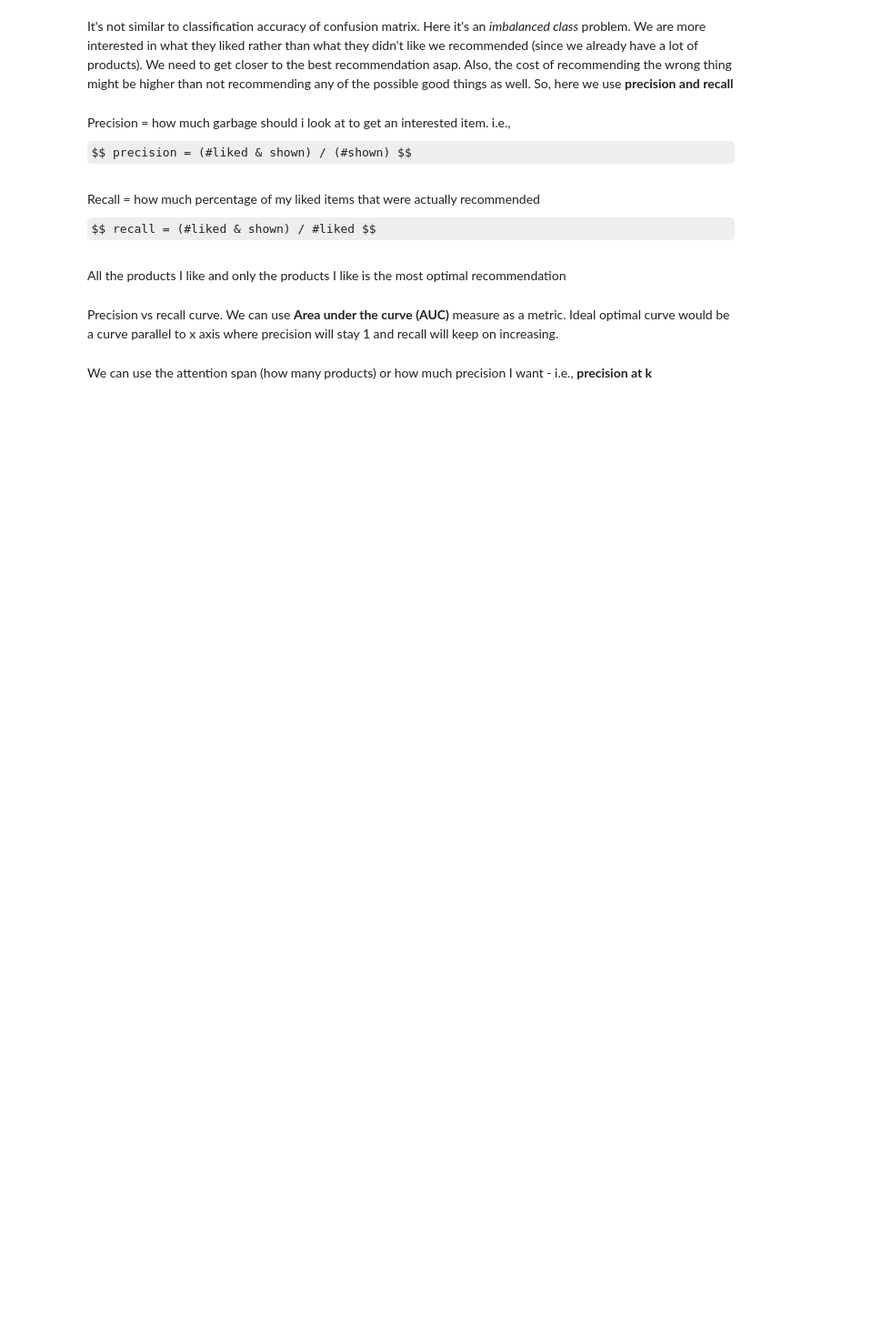
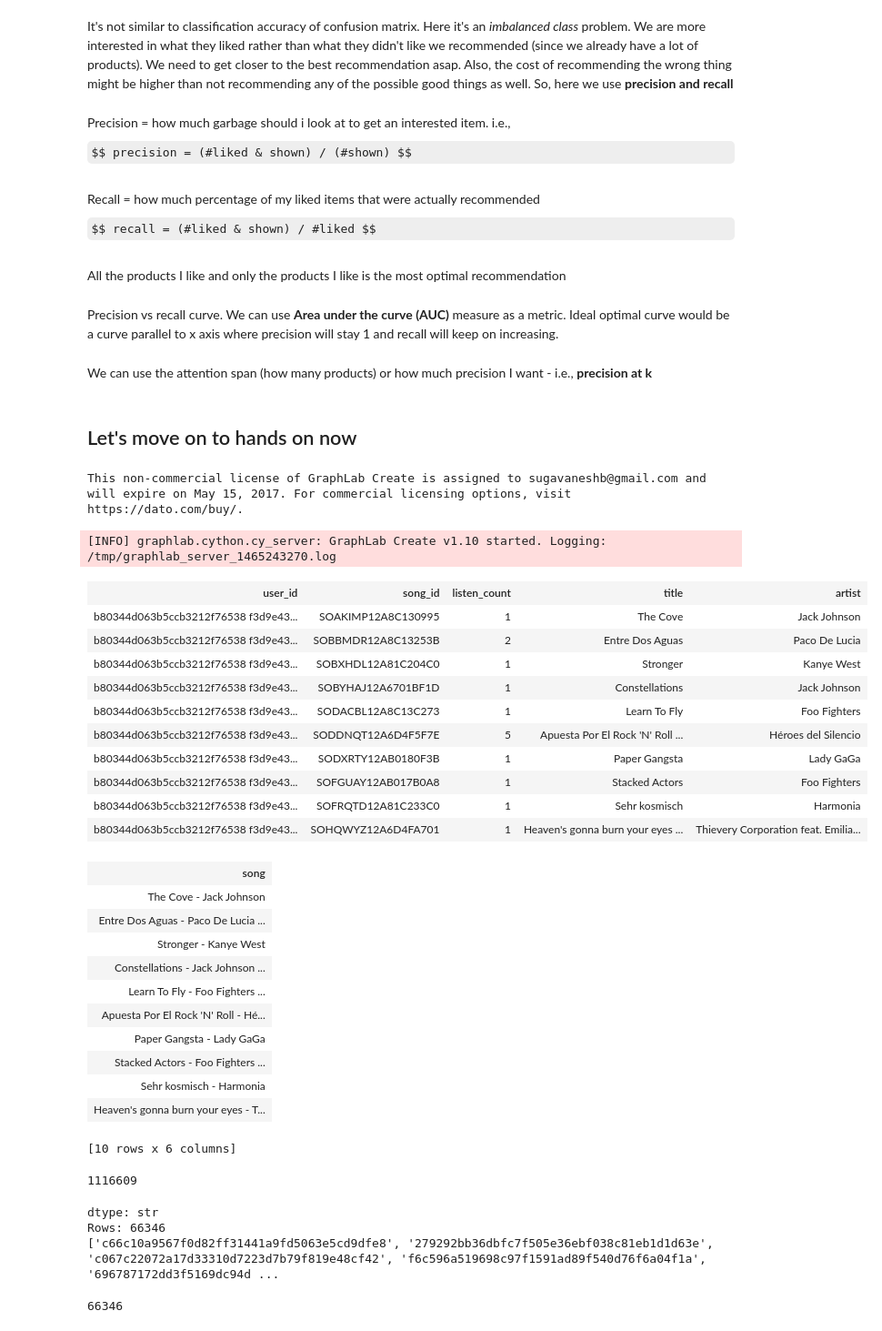
Before and after one commit to sugavaneshb/coursera-ml-mooc, a Jupyter notebook: 1_ml_foundations/course_material/Week 5 Recommending Products.ipynb, the cells around one changed output. Shown at 91% size. Cells and saved outputs as stored; diff of their text form; code cells hidden in the pictures; some formulas as TeX source; blank space fills up the shorter version.

```diff
--- a/1_ml_foundations/course_material/Week 5 Recommending Products.ipynb
+++ b/1_ml_foundations/course_material/Week 5 Recommending Products.ipynb
@@ -65,3 +65,5 @@ All the products I like and only the products I like is the most optimal recomme
 Precision vs recall curve. We can use **Area under the curve (AUC)** measure as a metric. Ideal optimal curve would be a curve parallel to x axis where precision will stay 1 and recall will keep on increasing.
 # %% [markdown]
 We can use the attention span (how many products) or how much precision I want - i.e., **precision at k**
+# %% [markdown]
+## Let's move on to hands on now
@@ -67,0 +72,5 @@ We can use the attention span (how many products) or how much precision I want -
+# %%
+song_data = ga.SFrame('song_data.gl/')
+# %% [output]
+This non-commercial license of GraphLab Create is assigned to sugavaneshb@gmail.com and will expire on May 15, 2017. For commercial licensing options, visit https://dato.com/buy/.
+[INFO] graphlab.cython.cy_server: GraphLab Create v1.10 started. Logging: /tmp/graphlab_server_1465243270.log
@@ -67,0 +79,26 @@ We can use the attention span (how many products) or how much precision I want -
+# %%
+song_data.head()
+# %% [output]
+| user_id | song_id | listen_count | title | artist |
+| b80344d063b5ccb3212f76538 f3d9e43... | SOAKIMP12A8C130995 | 1 | The Cove | Jack Johnson |
+| b80344d063b5ccb3212f76538 f3d9e43... | SOBBMDR12A8C13253B | 2 | Entre Dos Aguas | Paco De Lucia |
+| b80344d063b5ccb3212f76538 f3d9e43... | SOBXHDL12A81C204C0 | 1 | Stronger | Kanye West |
+| b80344d063b5ccb3212f76538 f3d9e43... | SOBYHAJ12A6701BF1D | 1 | Constellations | Jack Johnson |
+| b80344d063b5ccb3212f76538 f3d9e43... | SODACBL12A8C13C273 | 1 | Learn To Fly | Foo Fighters |
+| b80344d063b5ccb3212f76538 f3d9e43... | SODDNQT12A6D4F5F7E | 5 | Apuesta Por El Rock 'N' Roll ... | Héroes del Silencio |
+| b80344d063b5ccb3212f76538 f3d9e43... | SODXRTY12AB0180F3B | 1 | Paper Gangsta | Lady GaGa |
+| b80344d063b5ccb3212f76538 f3d9e43... | SOFGUAY12AB017B0A8 | 1 | Stacked Actors | Foo Fighters |
+| b80344d063b5ccb3212f76538 f3d9e43... | SOFRQTD12A81C233C0 | 1 | Sehr kosmisch | Harmonia |
+| b80344d063b5ccb3212f76538 f3d9e43... | SOHQWYZ12A6D4FA701 | 1 | Heaven's gonna burn your eyes ... | Thievery Corporation feat. Emilia... |
+| song |
+| The Cove - Jack Johnson |
+| Entre Dos Aguas - Paco De Lucia ... |
+| Stronger - Kanye West |
+| Constellations - Jack Johnson ... |
+| Learn To Fly - Foo Fighters ... |
+| Apuesta Por El Rock 'N' Roll - Hé... |
+| Paper Gangsta - Lady GaGa |
+| Stacked Actors - Foo Fighters ... |
+| Sehr kosmisch - Harmonia |
+| Heaven's gonna burn your eyes - T... |
+[10 rows x 6 columns]
@@ -67,0 +107,4 @@ We can use the attention span (how many products) or how much precision I want -
+# %%
+len(song_data)
+# %% [output]
+1116609
@@ -67,0 +113,10 @@ We can use the attention span (how many products) or how much precision I want -
+# %%
+users
+# %% [output]
+dtype: str
+Rows: 66346
+['c66c10a9567f0d82ff31441a9fd5063e5cd9dfe8', '279292bb36dbfc7f505e36ebf038c81eb1d1d63e', 'c067c22072a17d33310d7223d7b79f819e48cf42', 'f6c596a519698c97f1591ad89f540d76f6a04f1a', '696787172dd3f5169dc94d ...
+# %%
+len(users)
+# %% [output]
+66346
```
Also changed, not shown: parts of 35 cells of this notebook.
